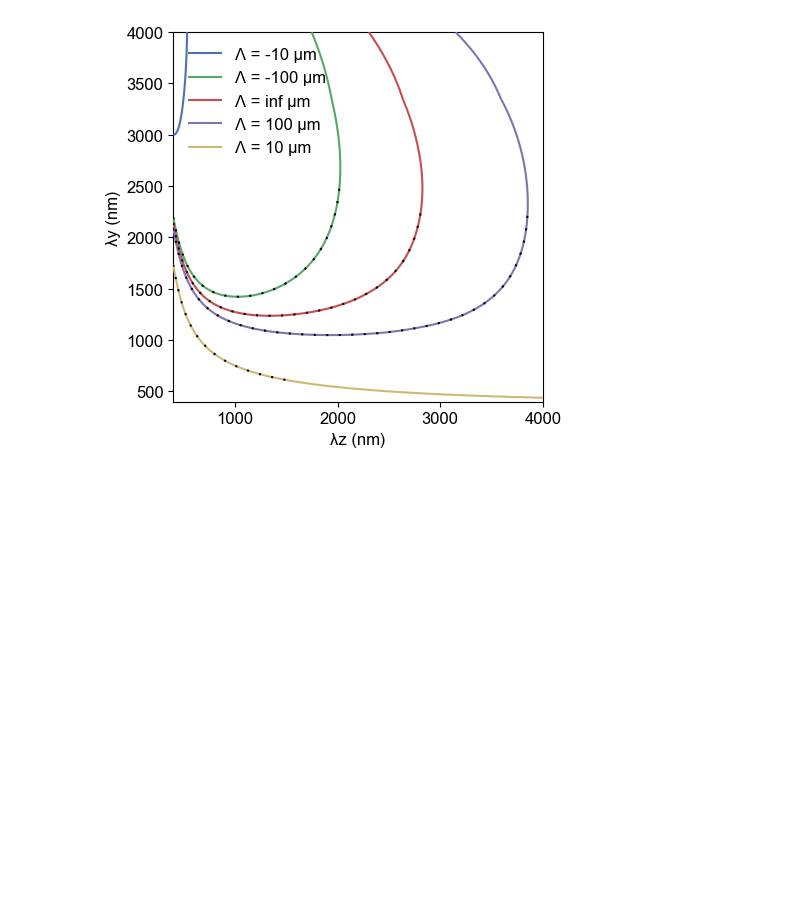
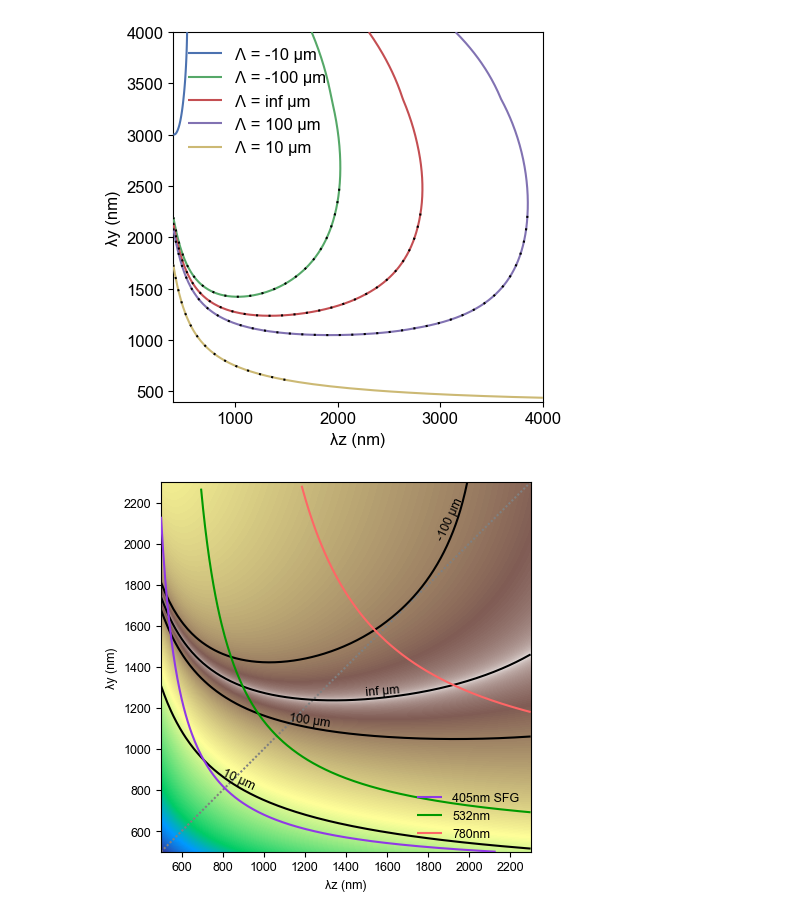
Before and after one commit to decoherer/sellmeier, a Jupyter notebook: README.ipynb, the cells around one changed output. Cells and saved outputs as stored; diff of their text form; code cells hidden in the pictures; blank space fills up the shorter version.

```diff
--- a/README.ipynb
+++ b/README.ipynb
@@ -220,3 +220,7 @@ Wave.plots(*w0s,*ws,c='01234kkkkk',l='0000044444',x='λz (nm)',y='λy (nm)',xlim
 multiple values found for poling period Λ=100µm, values: (2103.3337165802545, 2562.0714444305268)
 multiple values found for poling period Λ=100µm, values: (2218.697660723218, 2445.4652076609345)
 [figure]
+# %%
+qpmplot(Λs=[10,100,inf,-100],x0=500,x1=2300,fork=0);
+# %% [output]
+[figure, added]
```
Also changed, not shown: parts of 1 cell of this notebook, 3 other files.
